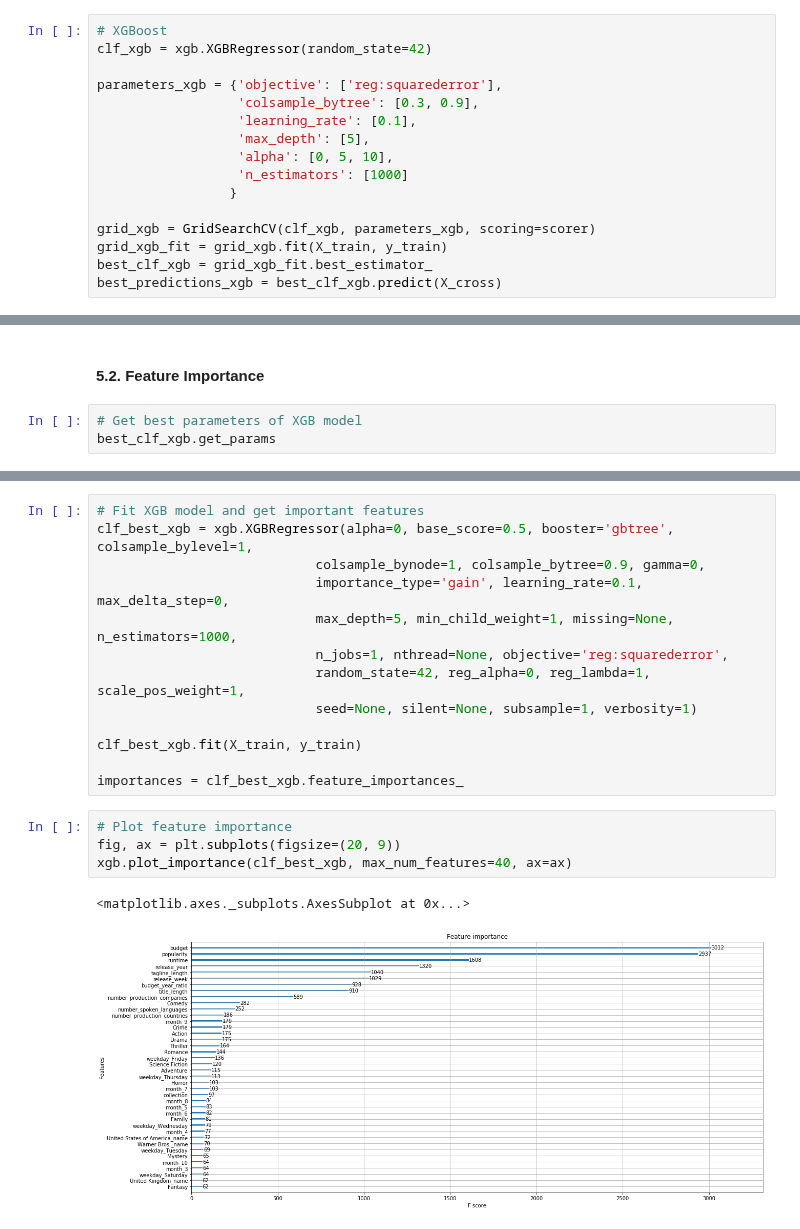
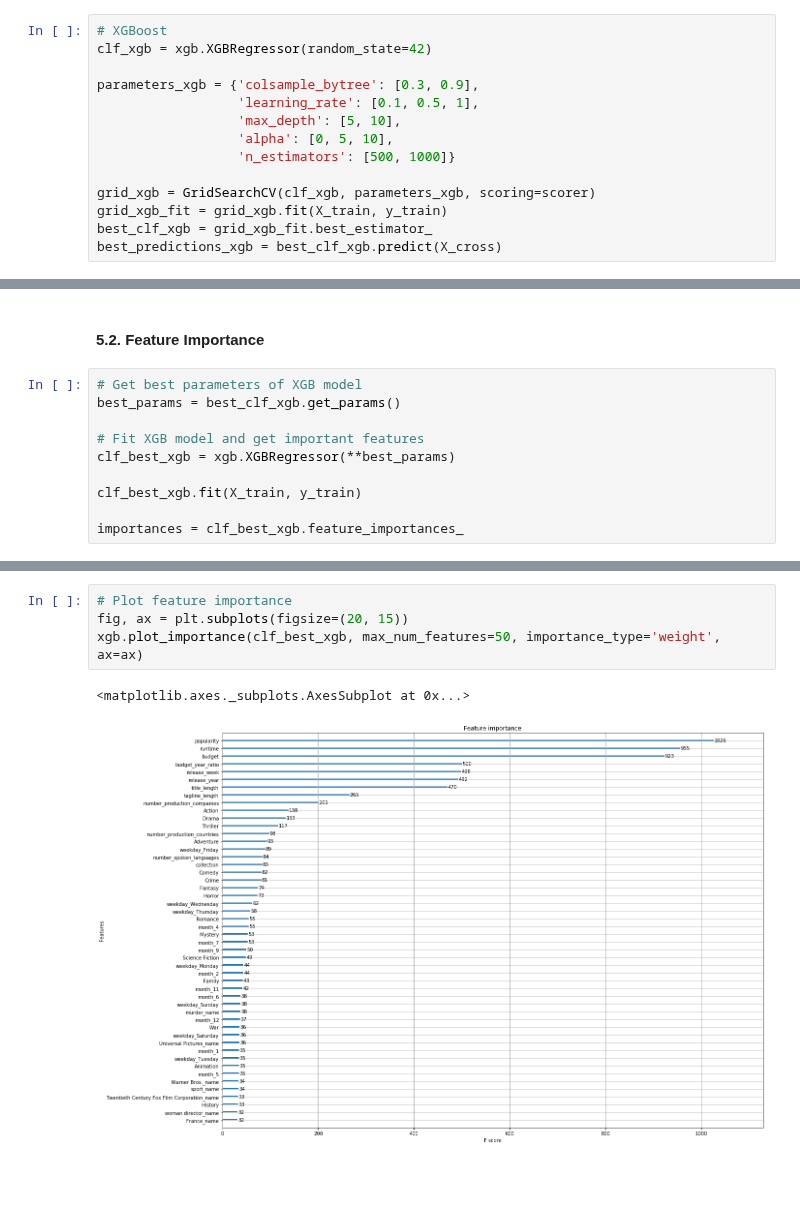
Before and after one commit to julianikulski/tmdb, a Jupyter notebook: tmdb.ipynb, the cells around one changed output, grey strips where cells are left out. Cells and saved outputs as stored; diff of their text form; blank space fills up the shorter version.

```diff
--- a/tmdb.ipynb
+++ b/tmdb.ipynb
@@ -1887,13 +1872,11 @@ best_predictions = best_clf_ada.predict(X_cross)
 # XGBoost
 clf_xgb = xgb.XGBRegressor(random_state=42)
 
-parameters_xgb = {'objective': ['reg:squarederror'],
-                  'colsample_bytree': [0.3, 0.9],
-                  'learning_rate': [0.1],
-                  'max_depth': [5],
+parameters_xgb = {'colsample_bytree': [0.3, 0.9],
+                  'learning_rate': [0.1, 0.5, 1],
+                  'max_depth': [5, 10],
                   'alpha': [0, 5, 10],
-                  'n_estimators': [1000]
-                 }
+                  'n_estimators': [500, 1000]}
 
 grid_xgb = GridSearchCV(clf_xgb, parameters_xgb, scoring=scorer)
 grid_xgb_fit = grid_xgb.fit(X_train, y_train)
@@ -1931,5 +1935,12 @@ mean_squared_error(scaler_revenue.inverse_transform(np.array(y_cross).reshape(-1
 #### 5.2. Feature Importance
 # %%
 # Get best parameters of XGB model
-best_clf_xgb.get_params
+best_params = best_clf_xgb.get_params()
+
+# Fit XGB model and get important features
+clf_best_xgb = xgb.XGBRegressor(**best_params)
+
+clf_best_xgb.fit(X_train, y_train)
+
+importances = clf_best_xgb.feature_importances_
 # %% [output]
@@ -1943,20 +1948,7 @@ best_clf_xgb.get_params
-# %%
-# Fit XGB model and get important features
-clf_best_xgb = xgb.XGBRegressor(alpha=0, base_score=0.5, booster='gbtree', colsample_bylevel=1,
-                            colsample_bynode=1, colsample_bytree=0.9, gamma=0,
-                            importance_type='gain', learning_rate=0.1, max_delta_step=0,
-                            max_depth=5, min_child_weight=1, missing=None, n_estimators=1000,
-                            n_jobs=1, nthread=None, objective='reg:squarederror',
-                            random_state=42, reg_alpha=0, reg_lambda=1, scale_pos_weight=1,
-                            seed=None, silent=None, subsample=1, verbosity=1)
-
-clf_best_xgb.fit(X_train, y_train)
-
-importances = clf_best_xgb.feature_importances_
 # %%
 # Plot feature importance
-fig, ax = plt.subplots(figsize=(20, 9))
-xgb.plot_importance(clf_best_xgb, max_num_features=40, ax=ax)
+fig, ax = plt.subplots(figsize=(20, 15))
+xgb.plot_importance(clf_best_xgb, max_num_features=50, importance_type='weight', ax=ax)
 # %% [output]
 <matplotlib.axes._subplots.AxesSubplot at 0x...>
-[figure, old version]
+[figure, new version]
```
Also changed, not shown: parts of 26 cells of this notebook.
